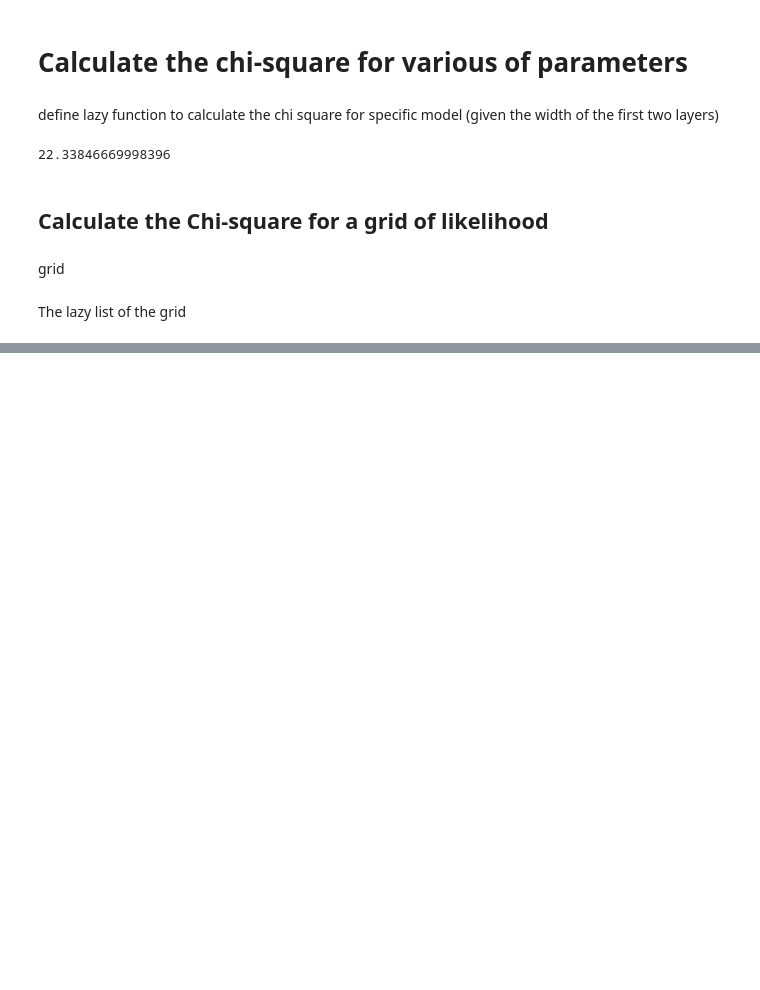
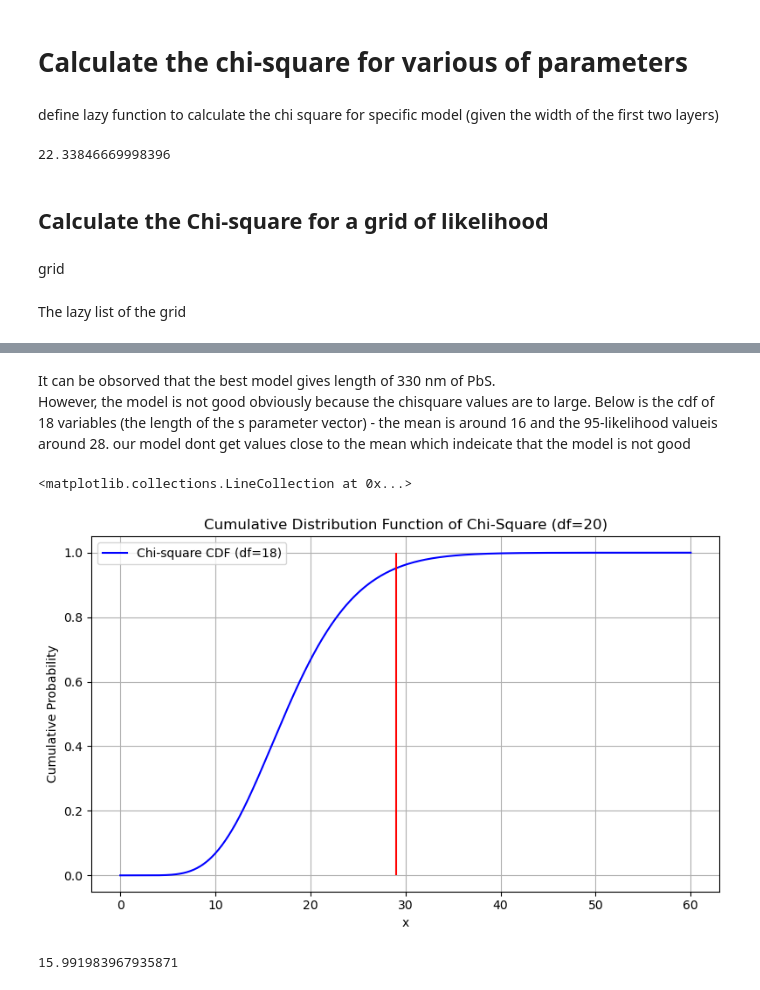
Before and after one commit to achiyaAmrusi/pyPAS, a Jupyter notebook: examples/pbs_diffusion_length_analysis.ipynb, the cells around one changed output, grey strips where cells are left out. Saved outputs shown, nothing was run; the diff lists cells and outputs as text; code cells hidden in the pictures; blank space fills up the shorter version.

```diff
--- a/examples/pbs_diffusion_length_analysis.ipynb
+++ b/examples/pbs_diffusion_length_analysis.ipynb
@@ -438,0 +441,38 @@ chisq.plot()
+# %% [markdown]
+It can be obsorved that the best model gives length of 330 nm of PbS.\
+However, the model is not good obviously because the chisquare values are to large.
+Below is the cdf of 18 variables (the length of the s parameter vector) - the mean is around 16 and the 95-likelihood valueis around 28.
+our model dont get values close to the mean which indeicate that the model is not good
+# %%
+import numpy as np
+from scipy.stats import chi2
+import matplotlib.pyplot as plt
+
+# Degrees of freedom
+df = 18
+
+# x values (chi-square variable range)
+x = np.linspace(0, 60, 500)
+
+# Compute the cumulative distribution function
+cdf = chi2.cdf(x, df)
+
+# Plot the CDF
+plt.figure(figsize=(8, 5))
+plt.plot(x, cdf, label=f'Chi-square CDF (df={df})', color='blue')
+plt.xlabel('x')
+plt.ylabel('Cumulative Probability')
+plt.title('Cumulative Distribution Function of Chi-Square (df=20)')
+plt.grid(True)
+plt.legend()
+plt.tight_layout()
+plt.vlines(x=x[len(cdf[cdf<0.95])], ymax=1, ymin=0, color='red')
+# %% [output]
+<matplotlib.collections.LineCollection at 0x...>
+[figure, added]
+# %%
+l = (chi2.pdf(x,df))
+l.argmax()
+x[133]
+# %% [output]
+15.991983967935871
```
Also changed, not shown: parts of 8 cells of this notebook, 2 other files.
